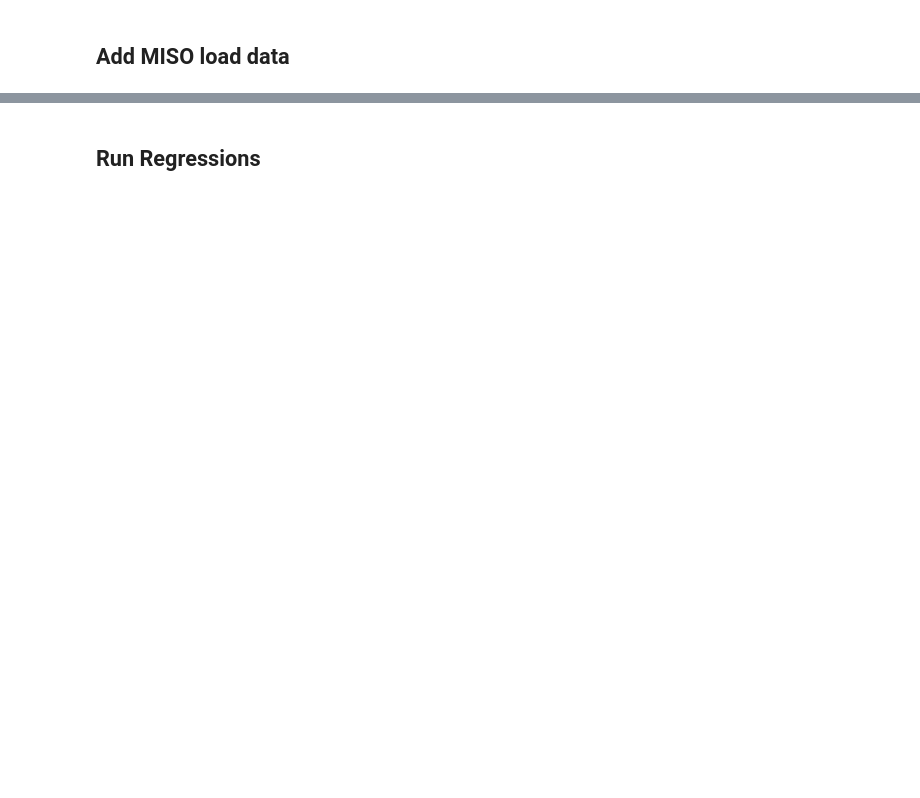
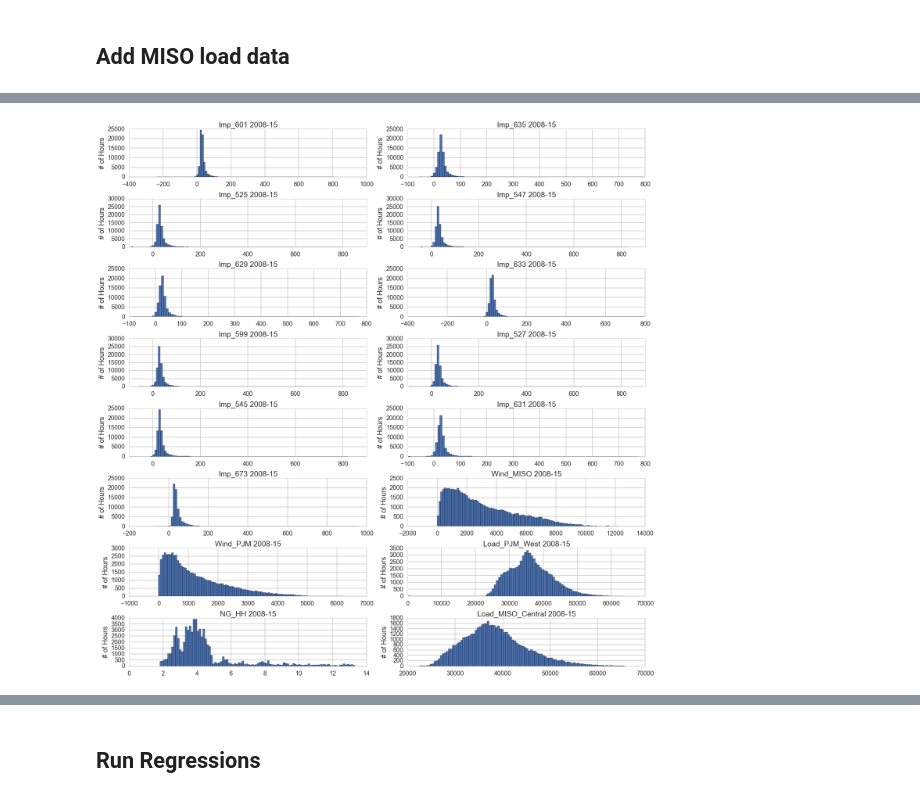
Before and after one commit to dannychua/Electricity-Price-Predictor, a Jupyter notebook: Compile_all_data.ipynb, the cells around one changed output, grey strips where cells are left out. Saved outputs shown, nothing was run; the diff lists cells and outputs as text; code cells hidden in the pictures; blank space fills up the shorter version.

```diff
--- a/Compile_all_data.ipynb
+++ b/Compile_all_data.ipynb
@@ -278,0 +263,12 @@ fulldf.tail()
+# %%
+fig, axes = plt.subplots(nrows=8,ncols=2,figsize=(20,20),tight_layout=True)
+headers = list(fulldf)
+ax = axes.ravel()
+
+for i in range(16):
+    fulldf.iloc[:,i].hist(bins=100, ax=ax[i])
+    ax[i].set_title(headers[i] + ' 2008-15')
+    ax[i].set_ylabel("# of Hours")
+    #ax[i].set_xlabel("MWh")
+# %% [output]
+[figure, added]
```
Also changed, not shown: parts of 31 cells of this notebook, 1 other file.
